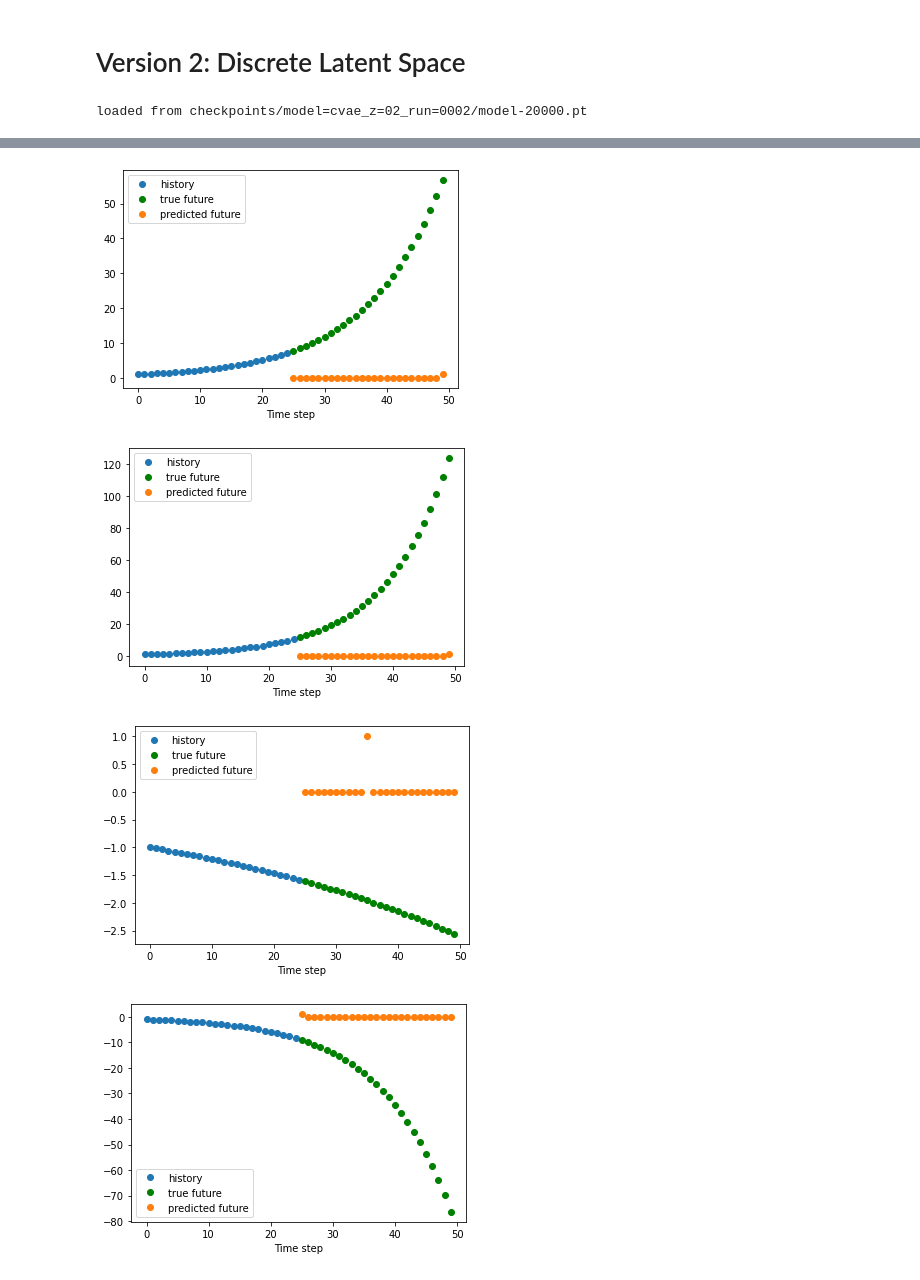
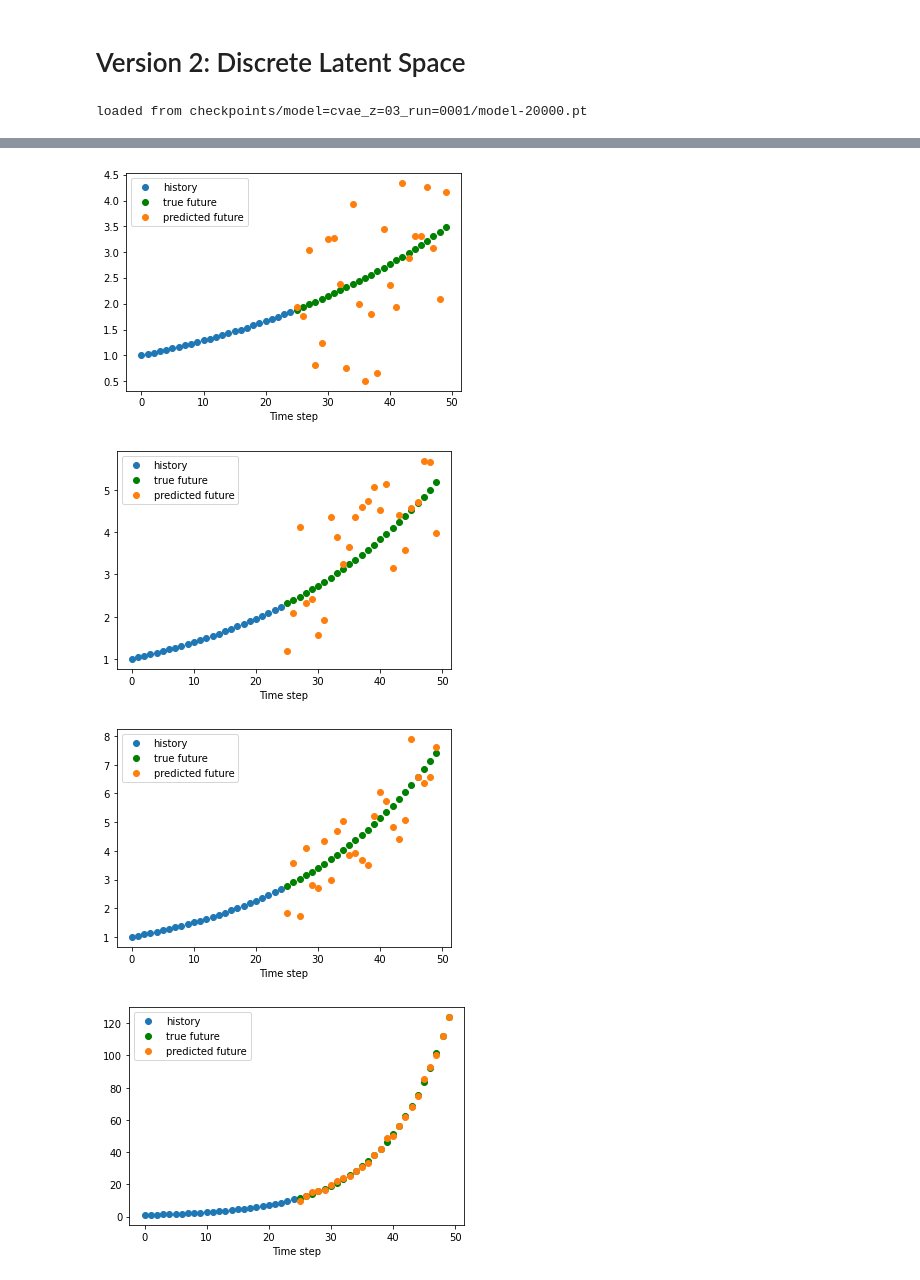
Before and after one commit to priyakasimbeg/stl-intent-gen, a Jupyter notebook: VisualizeResults.ipynb, the cells around one changed output, grey strips where cells are left out. Drawn from its saved outputs; the diff is of its cells as text; code cells hidden in the pictures.

```diff
--- a/VisualizeResults.ipynb
+++ b/VisualizeResults.ipynb
@@ -67,8 +70,8 @@ for i, (x, y) in enumerate(valid_loader):
 # Version 2: Discrete Latent Space
 # %%
 # Load model
-z = 2
-run = 2
+z = 3
+run = 1
 
 layout = [
     ('model={:s}', 'cvae'),
@@ -84,12 +87,11 @@ tut.load_model_by_name(cvae, global_step=20000)
 # Load data
 train_loader, valid_loader = put.get_data_loaders()
 # %% [output]
-loaded from checkpoints/model=cvae_z=02_run=0002/model-20000.pt
+loaded from checkpoints/model=cvae_z=03_run=0001/model-20000.pt
 # %%
 for i, (x, y) in enumerate(valid_loader):
     batch = len(x)
-    z = cvae.sample_z(batch_size=batch)
-    print(z)
+    z = cvae.sample_z(x)
     y_pred = cvae.sample_y_given(x, z)
 
     x = x[0]
@@ -123,4 +115,4 @@ tensor([[0., 1.]])
-[figure, old version]
+[figure, new version]
-[figure, old version]
+[figure, new version]
-[figure, old version]
+[figure, new version]
-[figure, old version]
+[figure, new version]
```
Also changed, not shown: parts of 2 cells of this notebook, 7 other files.
